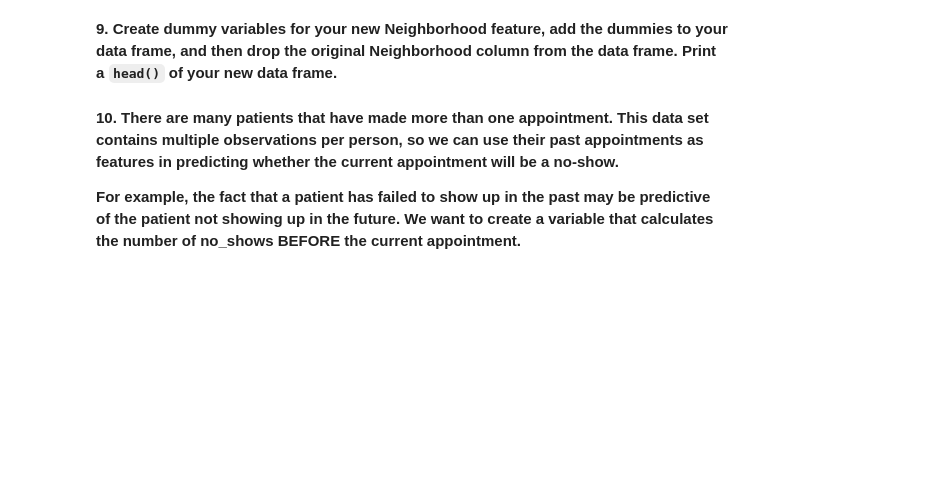
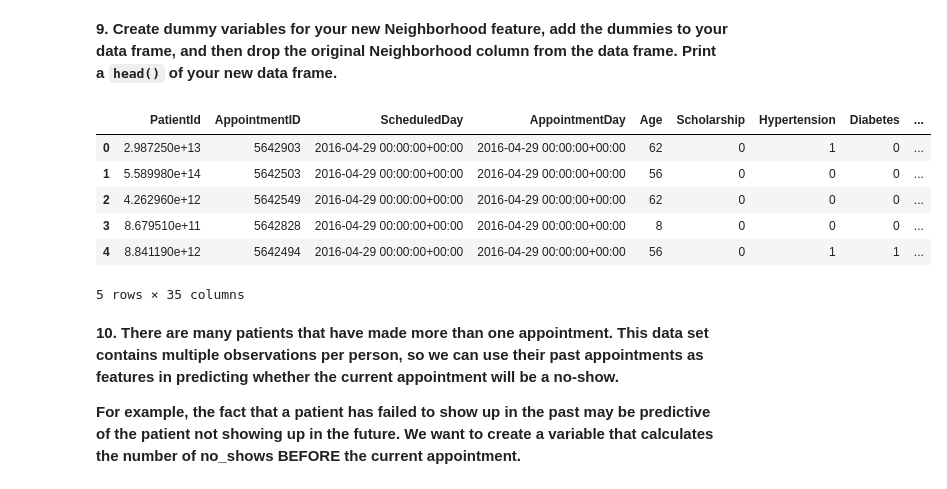
Before and after one commit to DotBion/techgb2336-dataSciBiz, a Jupyter notebook: Copy_of_HW2.ipynb, the cells around one changed output. Saved outputs shown, nothing was run; the diff lists cells and outputs as text; code cells hidden in the pictures; blank space fills up the shorter version.

```diff
--- a/Copy_of_HW2.ipynb
+++ b/Copy_of_HW2.ipynb
@@ -233,2 +261,6 @@ plt.show()
 # %% [markdown]
 **6. Create a new column called "IsFemale" that is 1 if the patient is female and 0 otherwise. Also, drop the Gender column.**
+# %%
+noshows['IsFemale'] = (noshows['Gender'] == 'F').astype(int)
+noshows.drop('Gender', axis=1, inplace=True)
+noshows.head()
@@ -239,5 +318,16 @@ plt.show()
 # %% [markdown]
 **9. Create dummy variables for your new Neighborhood feature, add the dummies to your data frame, and then drop the original Neighborhood column from the data frame. Print a `head()` of your new data frame.**
+# %%
+noshows = pd.get_dummies(noshows, columns=['Neighborhood'], drop_first=True)
+noshows.head()
+# %% [output]
+|  | PatientId | AppointmentID | ScheduledDay | AppointmentDay | Age | Scholarship | Hypertension | Diabetes | ... |
+| 0 | 2.987250e+13 | 5642903 | 2016-04-29 00:00:00+00:00 | 2016-04-29 00:00:00+00:00 | 62 | 0 | 1 | 0 | ... |
+| 1 | 5.589980e+14 | 5642503 | 2016-04-29 00:00:00+00:00 | 2016-04-29 00:00:00+00:00 | 56 | 0 | 0 | 0 | ... |
+| 2 | 4.262960e+12 | 5642549 | 2016-04-29 00:00:00+00:00 | 2016-04-29 00:00:00+00:00 | 62 | 0 | 0 | 0 | ... |
+| 3 | 8.679510e+11 | 5642828 | 2016-04-29 00:00:00+00:00 | 2016-04-29 00:00:00+00:00 | 8 | 0 | 0 | 0 | ... |
+| 4 | 8.841190e+12 | 5642494 | 2016-04-29 00:00:00+00:00 | 2016-04-29 00:00:00+00:00 | 56 | 0 | 1 | 1 | ... |
+5 rows × 35 columns
 # %% [markdown]
 **10. There are many patients that have made more than one appointment. This data set contains multiple observations per person, so we can use their past appointments as features in predicting whether the current appointment will be a no-show.**
 
```
Also changed, not shown: parts of 23 cells of this notebook.
